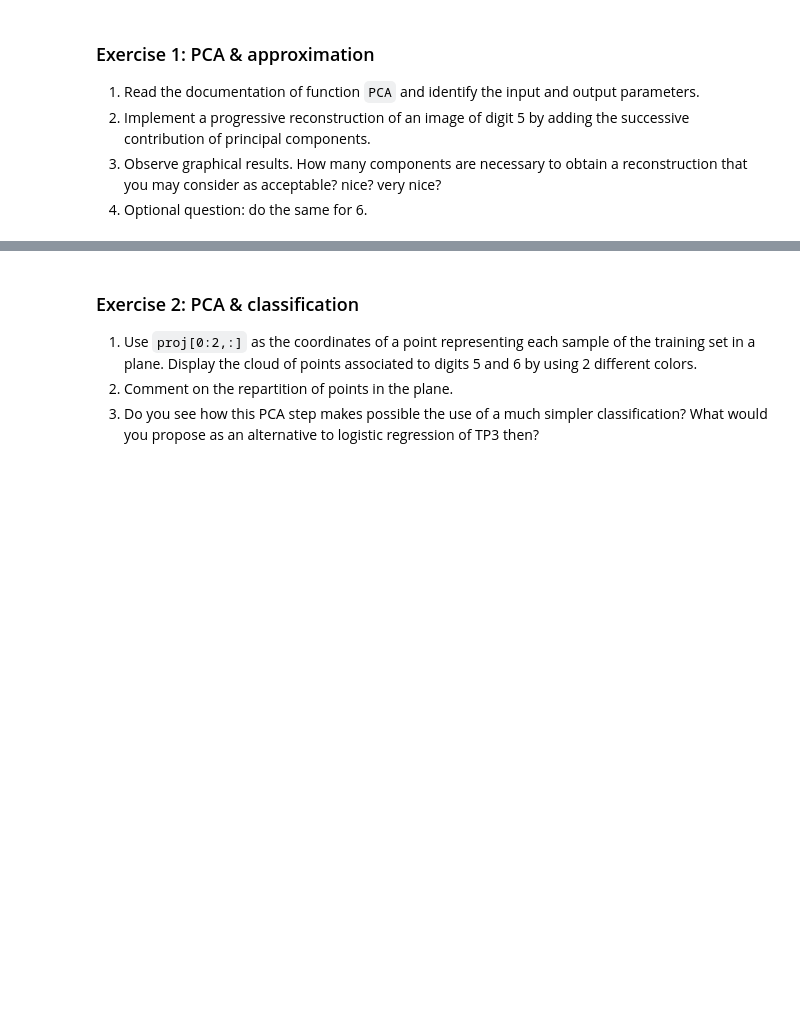
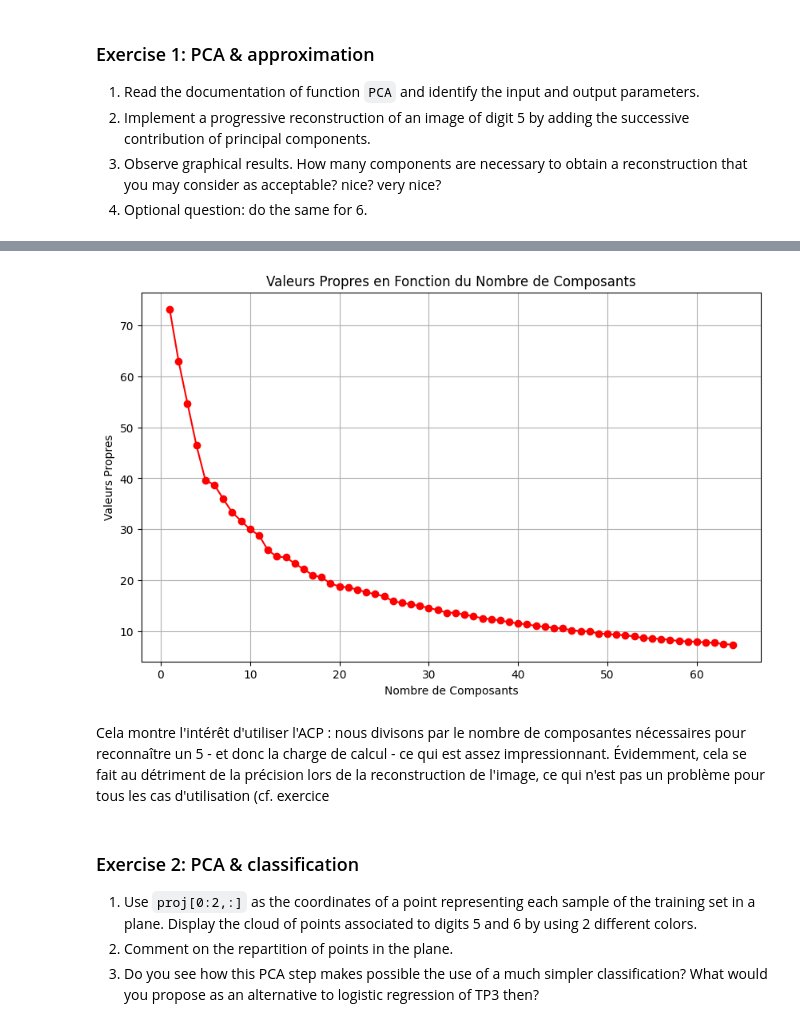
Before and after one commit to mcaron01/decsion-et-apprentissage-sdi, a Jupyter notebook: TP4/TNE2_PCA_archive/TNE2_PCA.ipynb, the cells around one changed output, grey strips where cells are left out. Cells and saved outputs as stored; diff of their text form; code cells hidden in the pictures; blank space fills up the shorter version.

```diff
--- a/TP4/TNE2_PCA_archive/TNE2_PCA.ipynb
+++ b/TP4/TNE2_PCA_archive/TNE2_PCA.ipynb
@@ -102,3 +259,37 @@ reconstruction that you may consider as acceptable? nice? very nice?
+# %%
+def plot_eigenvalues(data, n_components):
+    """
+    Affiche un graphique des valeurs propres en fonction du nombre de composants.
+
+    Paramètres :
+    - data : Données pour lesquelles la PCA est calculée.
+    - n_components : Nombre maximal de composants à considérer.
+
+    Renvoie :
+    None (Affiche le graphique.)
+    """
+    pca = PCA(n_components=n_components)
+    pca.fit(data)
+
+    # Obtenez les valeurs propres
+    eigenvalues = pca.singular_values_
+
+    # Affichage du graphique
+    plt.figure(figsize=(10, 6))
+    plt.plot(range(1, n_components + 1), eigenvalues, marker='o', linestyle='-', color='r')
+    plt.title('Valeurs Propres en Fonction du Nombre de Composants')
+    plt.xlabel('Nombre de Composants')
+    plt.ylabel('Valeurs Propres')
+    plt.grid(True)
+    plt.show()
+
+# Appel de la fonction pour afficher le graphique des valeurs propres
+plot_eigenvalues(x_train_centre, n_components=64)
+# %% [output]
+[figure, added]
+# %% [markdown]
+Cela montre l'intérêt d'utiliser l'ACP : nous divisons par
+ le nombre de composantes nécessaires pour reconnaître un 5 - et donc la charge de calcul - ce qui est assez impressionnant. Évidemment, cela se fait au détriment de la précision lors de la reconstruction de l'image, ce qui n'est pas un problème pour tous les cas d'utilisation (cf. exercice
 # %% [markdown]
 ### Exercise 2: PCA & classification
 1. Use `proj[0:2,:]` as the coordinates of a point representing each sample
```
Also changed, not shown: parts of 19 cells of this notebook, 3 other files.
